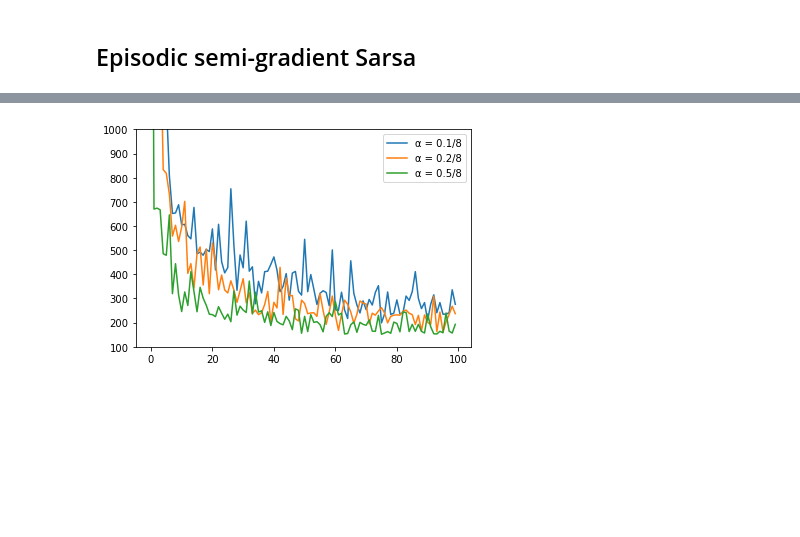
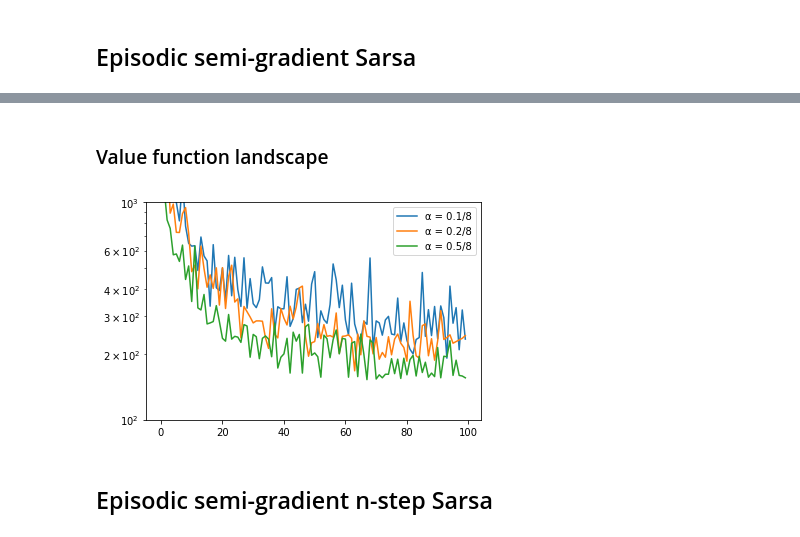
Before and after one commit to arampacha/rlbook.jl, a Jupyter notebook: 10_mountain_car_gym.ipynb, the cells around one changed output, grey strips where cells are left out. Saved outputs shown, nothing was run; the diff lists cells and outputs as text; code cells hidden in the pictures; blank space fills up the shorter version.

Commit message:
mountcar nstep sarsa

```diff
--- a/10_mountain_car_gym.ipynb
+++ b/10_mountain_car_gym.ipynb
@@ -103,13 +106,13 @@ def eps_greedy(s, w, eps=0.1):
     else:
         return greedy(s, w)
 # %%
-def run_sarsa(n_episodes=10, alpha=0.2, gamma=1., eps=0.01):
+def run_sarsa(n_episodes=10, alpha=0.2, gamma=1., eps=0.1):
     max_steps = 100_000
     steps_per_episode = np.zeros(n_episodes, )
 
     alpha /= 8
-    w = np.zeros((3, max_size))
-    pbar = trange(n_episodes)
+    w = np.zeros((max_size))
+    pbar = trange(n_episodes, leave=False)
     for e in pbar:
 
         s = env.reset()
@@ -120,14 +123,11 @@ def run_sarsa(n_episodes=10, alpha=0.2, gamma=1., eps=0.01):
             idx = tiles(iht, 8, scale(s), [a])
             sp, r, done, info = env.step(a)
             if done:
-                w[a, idx] += alpha * (r - q_hat(s,a,w))
+                w[idx] += alpha * (r - q_hat(s,a,w))
                 steps_per_episode[e] = step+1
-                # print(sp)
                 break
-            ap = eps_greedy(s, w)
-            w[a, idx] += alpha * (r + gamma*q_hat(sp,ap,w) - q_hat(s,a,w))
+            ap = eps_greedy(s, w, eps/(e+1))
+            w[idx] += alpha * (r + gamma*q_hat(sp,ap,w) - q_hat(s,a,w))
             s, a = sp, ap
         pbar.set_description(f"steps/ep. {steps_per_episode[e]}")
     return steps_per_episode, w
-# %%
-steps_per_episode, w = run_sarsa(500)
@@ -140,11 +141,17 @@ plt.ylim([100, 1000])
 # %%
-fig = plt.figure()
+n_episolinspace= 500
+fig = plt.figure(figsize=(12, 8))
 
 for alpha in [0.1, 0.2, 0.5]:
-    steps_per_episode, w = run_sarsa(100, alpha=alpha)
+    avg_steps_per_episode = np.zeros(n_episodes)
+    for i in range(1,21):
+        steps_per_episode, w = run_sarsa(n_episodes, alpha=alpha)
+        avg_steps_per_episode += (steps_per_episode - avg_steps_per_episode)/i
+
     plt.plot(steps_per_episode, label=f"α = {alpha}/8")
 
 plt.ylim([100, 1000])
+plt.yscale("log")
 plt.legend(loc='upper right')
 plt.show()
 # %% [output]
@@ -166,0 +174,2 @@ Total reward = -123.0
+# %% [markdown]
+### Value function landscape
@@ -167,10 +179,10 @@ Total reward = -123.0
 # %%
-def run_qlearning(n_episodes=10, alpha=0.2, gamma=1., eps=0.01):
+def run_qlearning(n_episodes=10, alpha=0.2, gamma=1., eps=0.05):
     max_steps = 100_000
     steps_per_episode = np.zeros(n_episodes, )
 
     alpha /= 8
-    w = np.zeros((3, max_size))
+    w = np.zeros((max_size))
     pbar = trange(n_episodes)
     for e in pbar:
 
@@ -182,23 +194,26 @@ def run_qlearning(n_episodes=10, alpha=0.2, gamma=1., eps=0.01):
             idx = tiles(iht, 8, scale(s), [a])
             sp, r, done, info = env.step(a)
             if done:
-                w[a, idx] += alpha * (r - q_hat(s,a,w))
+                w[idx] += alpha * (r - q_hat(s,a,w))
                 steps_per_episode[e] = step+1
                 break
             ap = eps_greedy(s, w)
-            w[a, idx] += alpha * (r + gamma*max([q_hat(sp, a_, w) for a_ in range(3)]) - q_hat(s,a,w))
+            w[idx] += alpha * (r + gamma*max([q_hat(sp, a_, w) for a_ in range(3)]) - q_hat(s,a,w))
             s, a = sp, ap
         pbar.set_description(f"steps/ep. {steps_per_episode[e]}")
     return steps_per_episode, w
 # %%
 fig = plt.figure()
 
 for alpha in [0.1, 0.2, 0.5]:
     steps_per_episode, w = run_qlearning(100, alpha=alpha)
     plt.plot(steps_per_episode, label=f"α = {alpha}/8")
 
 plt.ylim([100, 1000])
+plt.yscale("log")
 plt.legend(loc='upper right')
 plt.show()
 # %% [output]
-[figure, old version]
+[figure, new version]
+# %% [markdown]
+## Episodic semi-gradient n-step Sarsa
```
Also changed, not shown: parts of 15 cells of this notebook, 1 other file.
